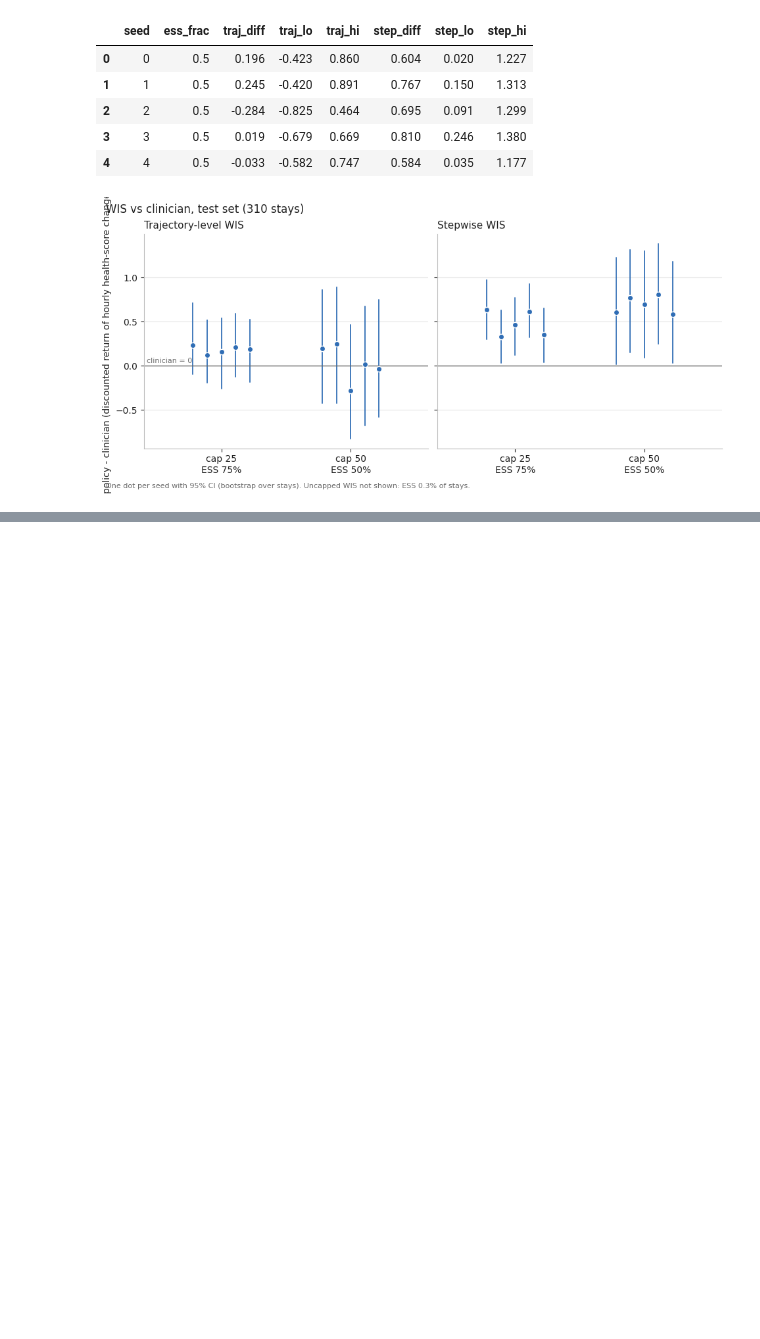
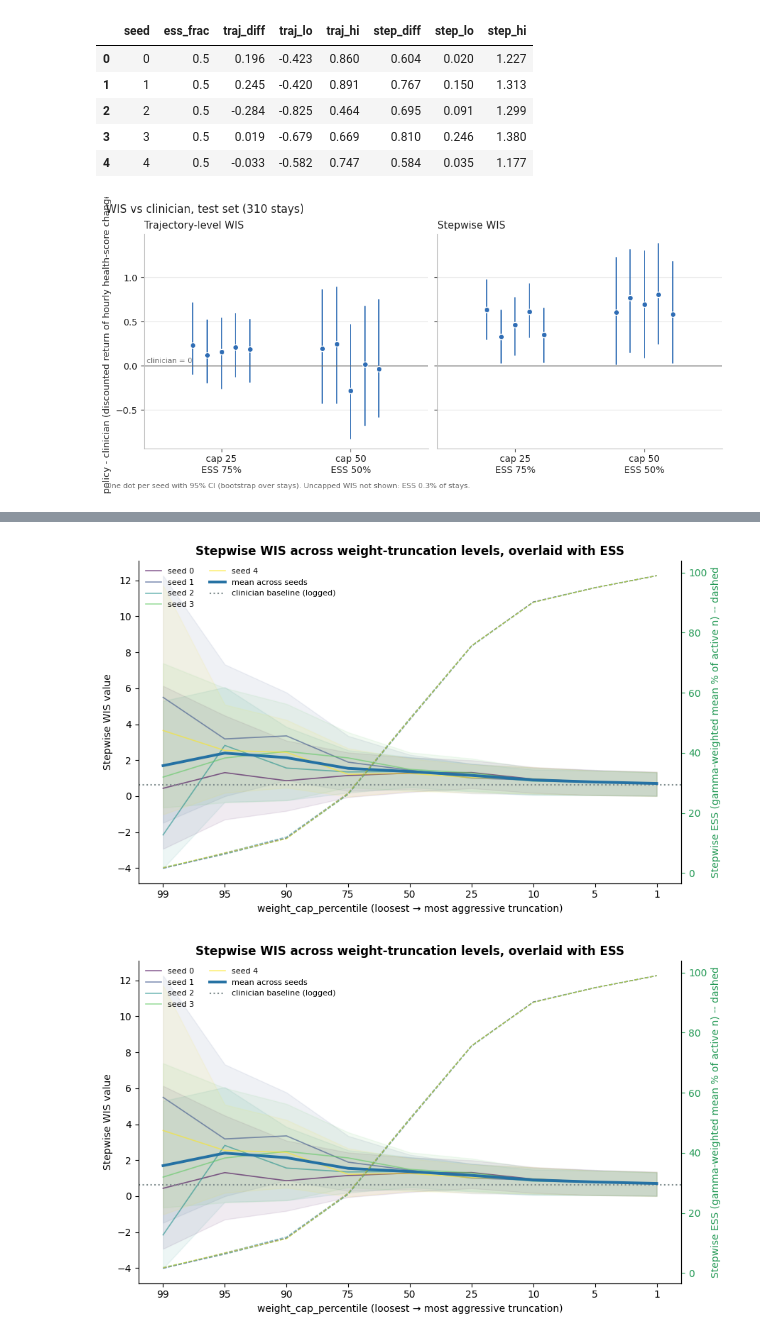
Before and after one commit to jakeormond/ai_clinician_pediatric_rl, a Jupyter notebook: src/rl/evaluate_wis.ipynb, the cells around one changed output, grey strips where cells are left out. Cells and saved outputs as stored; diff of their text form; code cells hidden in the pictures; blank space fills up the shorter version.

```diff
--- a/src/rl/evaluate_wis.ipynb
+++ b/src/rl/evaluate_wis.ipynb
@@ -391,3 +474,6 @@ wis.plot_wis_summary(res_by_cap_test, title="WIS vs clinician, test set (310 sta
                      uncapped=results_test, save_path=os.path.join(wis_dir, "wis_test_summary.png"));
 # %% [output]
 [figure]
+# %%
+caps = [1, 5, 10, 25, 50, 75, 90, 95, 99]
+sweep = wis.run_weight_truncation_sweep_for_models(cql_models, bc_models, store, caps, split="test", n_bootstrap=300)
@@ -393,0 +498,5 @@ wis.plot_wis_summary(res_by_cap_test, title="WIS vs clinician, test set (310 sta
+# %%
+wis.plot_weight_truncation_sweep(sweep, estimator="stepwise")
+# %% [output]
+[figure, added]
+[figure, added]
```
Also changed, not shown: parts of 9 cells of this notebook, 4 other files.
